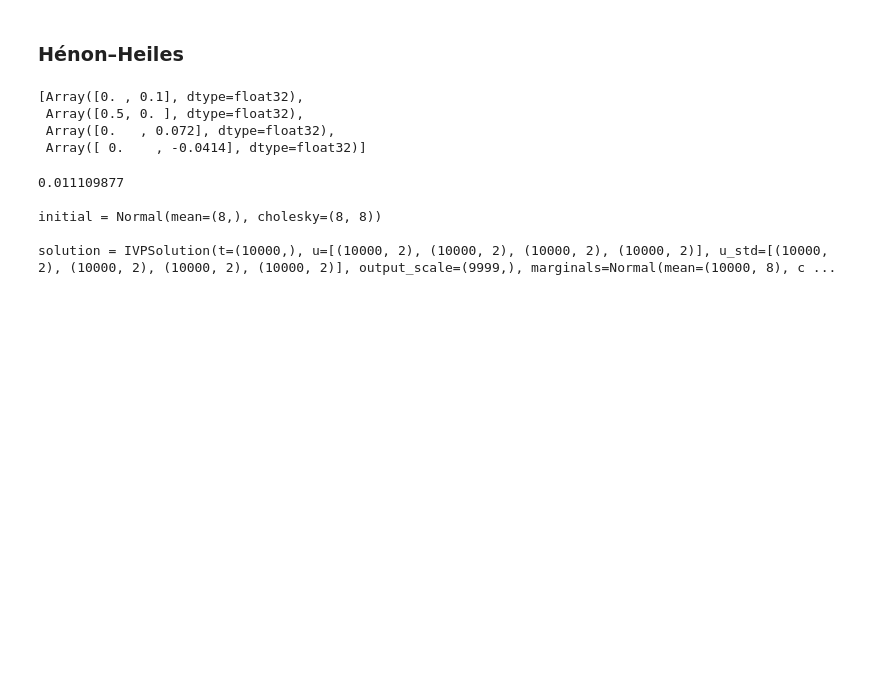
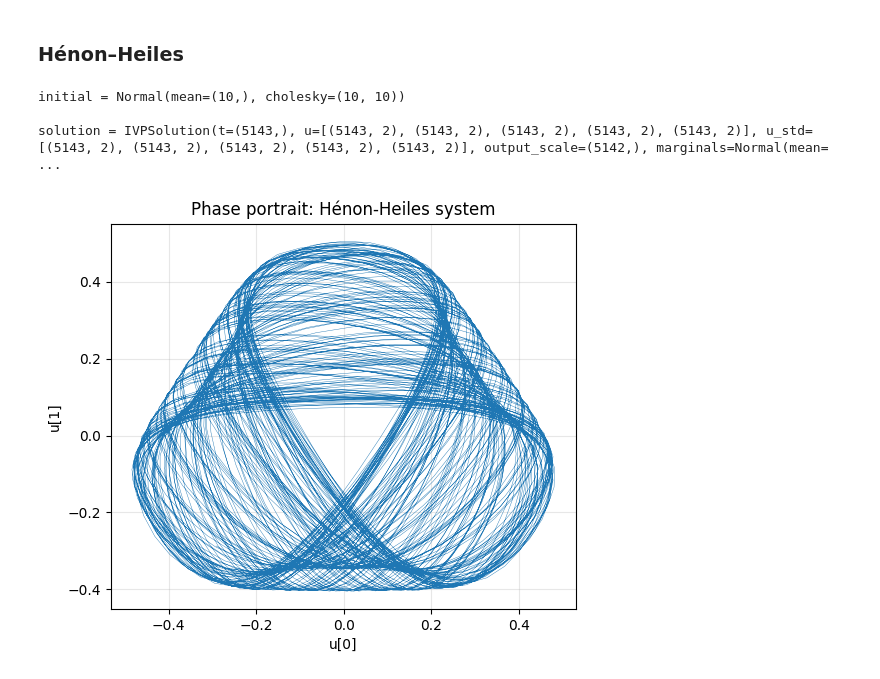
Before and after one commit to paufisch/ode_filters, a Jupyter notebook: probdiffeq.ipynb, the cells around one changed output. Cells and saved outputs as stored; diff of their text form; code cells hidden in the pictures; blank space fills up the shorter version.

```diff
--- a/probdiffeq.ipynb
+++ b/probdiffeq.ipynb
@@ -263,54 +266,57 @@ The improved stability might be due the points in https://www.jmlr.org/papers/vo
 # %%
 def vf(y, y_prime, *, t):
     """Evaluate the Henon-Heiles vector field."""
     y0, y1 = y[0], y[1]
 
     y0_new = -1.*y0 - 2.*y0*y1
     y1_new = y1**2 - y1 - y0**2
     return jnp.asarray([y0_new, y1_new])
 
 
 u0 = jnp.asarray([0., 0.1])
 u0_prime = jnp.asarray([0.5, 0.])
 t0, t1 = 0.0, 1000.0
 
 
-tcoeffs = taylor.odejet_padded_scan(lambda y: vf(y, u0_prime,  t=t0), (u0,), num=3)
+tcoeffs = taylor.odejet_padded_scan(lambda y: vf(y, u0_prime,  t=t0), (u0,), num=4)
 tcoeffs[1] = u0_prime
+
+init, ibm, ssm = ivpsolvers.prior_wiener_integrated(tcoeffs, ssm_fact="dense")
+
+# Build a solver
+ts1 = ivpsolvers.correction_ts1(vf, ssm=ssm, ode_order=2)
+strategy = ivpsolvers.strategy_filter(ssm=ssm)
+solver = ivpsolvers.solver(ssm=ssm, strategy=strategy, prior=ibm, correction=ts1)
+#adaptive_solver = ivpsolvers.adaptive(solver, ssm=ssm)
+
+adaptive_solver = ivpsolvers.adaptive(solver, atol=1e-3, rtol=5e-3, ssm=ssm)
+
+dt0 = ivpsolve.dt0(lambda y: vf(y, u0_prime, t=t0), (u0,))
+# Solve the ODE
+ts = jnp.linspace(t0, t1, endpoint=True, num=10000)
+
+#solution = ivpsolve.solve_adaptive_save_at(
+#    init, save_at=ts, dt0=dt0, adaptive_solver=adaptive_solver, ssm=ssm
+#)
+
+solution = ivpsolve.solve_adaptive_save_every_step(init, t0=t0, t1=t1, adaptive_solver=adaptive_solver, dt0=0.01, ssm=ssm)
+
+# Look at the solution
+print(f"\ninitial = {jax.tree.map(jnp.shape, init)}")
+print(f"\nsolution = {jax.tree.map(jnp.shape, solution)}")
+
+# FIXED: Access solution.u[0] directly - no conversion, no block_until_ready needed!
+u_plot = solution.u[0]  # This is instant - it's already computed!
+
+plt.figure(figsize=(6, 5))
+plt.plot(u_plot[:, 0], u_plot[:, 1], alpha=1., linestyle='-', linewidth=0.3)
+plt.xlabel("u[0]")
+plt.ylabel("u[1]")
+plt.title("Phase portrait: Hénon-Heiles system")
+plt.grid(True, alpha=0.3)
+plt.show()
+# %% [output]
+initial = Normal(mean=(10,), cholesky=(10, 10))
+
+solution = IVPSolution(t=(5143,), u=[(5143, 2), (5143, 2), (5143, 2), (5143, 2), (5143, 2)], u_std=[(5143, 2), (5143, 2), (5143, 2), (5143, 2), (5143, 2)], output_scale=(5142,), marginals=Normal(mean= ...
+[figure, added]
-# %%
-tcoeffs
-# %% [output]
-[Array([0. , 0.1], dtype=float32),
- Array([0.5, 0. ], dtype=float32),
- Array([0.   , 0.072], dtype=float32),
- Array([ 0.    , -0.0414], dtype=float32)]
-# %%
-init, ibm, ssm = ivpsolvers.prior_wiener_integrated(tcoeffs, ssm_fact="dense")
-
-# Build a solver
-ts1 = ivpsolvers.correction_ts1(vf, ssm=ssm, ode_order=2)
-strategy = ivpsolvers.strategy_filter(ssm=ssm)
-solver = ivpsolvers.solver(ssm=ssm, strategy=strategy, prior=ibm, correction=ts1)
-#adaptive_solver = ivpsolvers.adaptive(solver, ssm=ssm)
-
-adaptive_solver = ivpsolvers.adaptive(solver, atol=1e-4, rtol=5e-4, ssm=ssm)
-
-dt0 = ivpsolve.dt0(lambda y: vf(y, u0_prime, t=t0), (u0,))
-print(dt0)
-# Solve the ODE
-ts = jnp.linspace(t0, t1, endpoint=True, num=10000)
-solution = ivpsolve.solve_adaptive_save_at(
-    init, save_at=ts, dt0=dt0, adaptive_solver=adaptive_solver, ssm=ssm
-)
-
-#solution = ivpsolve.solve_fixed_grid(init, grid=grid, solver=solver, ssm=ssm)
-
-# Look at the solution
-print(f"\ninitial = {jax.tree.map(jnp.shape, init)}")
-print(f"\nsolution = {jax.tree.map(jnp.shape, solution)}")
-# %% [output]
-0.011109877
-
-initial = Normal(mean=(8,), cholesky=(8, 8))
-
-solution = IVPSolution(t=(10000,), u=[(10000, 2), (10000, 2), (10000, 2), (10000, 2)], u_std=[(10000, 2), (10000, 2), (10000, 2), (10000, 2)], output_scale=(9999,), marginals=Normal(mean=(10000, 8), c ...
```
Also changed, not shown: parts of 2 cells of this notebook.
